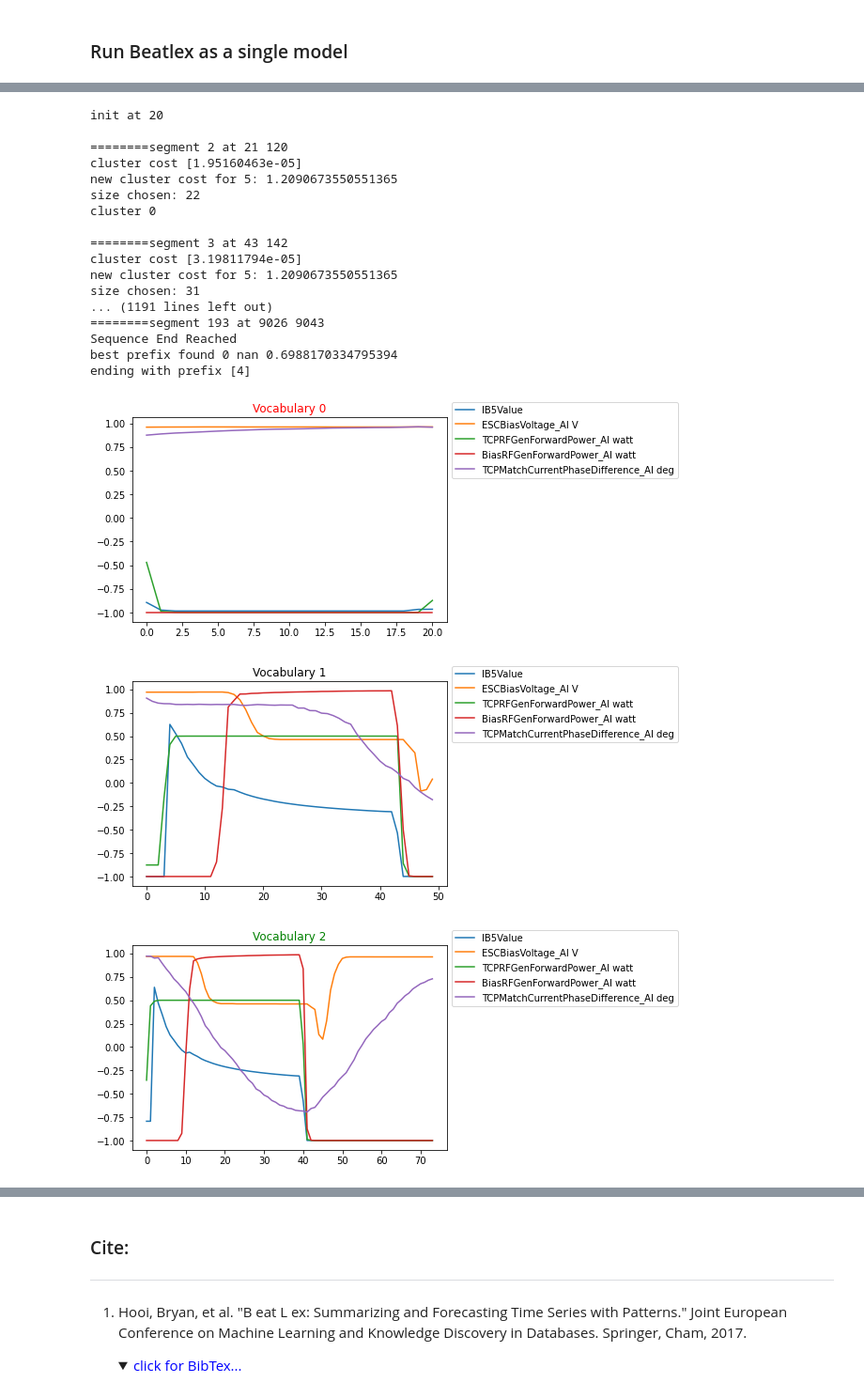
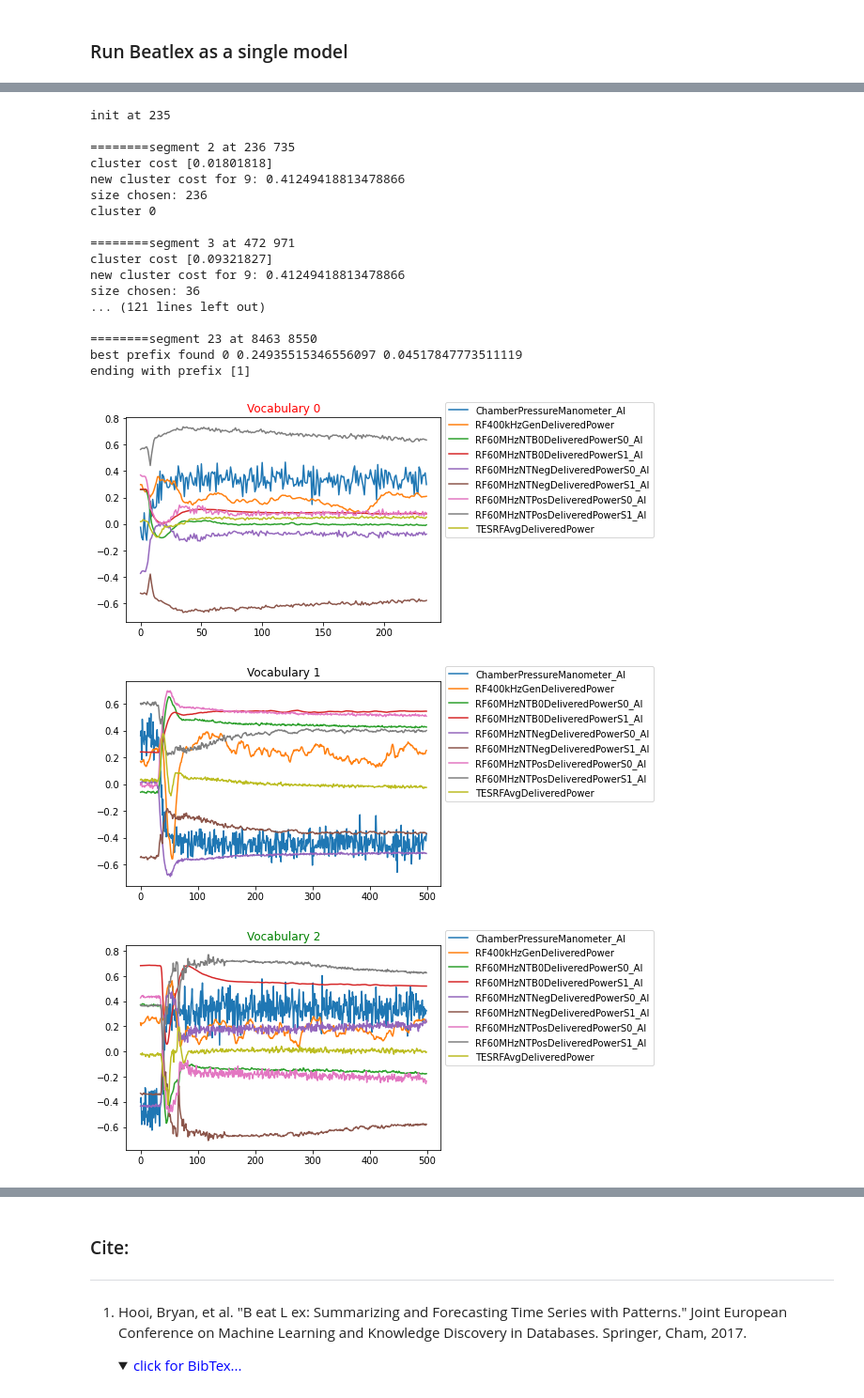
Before and after one commit to adb-home/spartan2-tutorials, a Jupyter notebook: Beatlex_adb.ipynb, the cells around one changed output, grey strips where cells are left out. Shown at 94% size. Cells and saved outputs as stored; diff of their text form; code cells hidden in the pictures; folded sections open.

Commit message:
trial some new data

```diff
--- a/Beatlex_adb.ipynb
+++ b/Beatlex_adb.ipynb
@@ -21,16 +51,5 @@ Using backend cpu
 # %%
-fullset = 'inputData/LRCX-1/05-01-23_Dataset3_SJSUcase.csv'
-subset = 'inputData/LRCX-1/05-01-23_DataSUBset3_SJSUcase.csv'
-LRCXfilepath = subset
-pulse_AO = 60
-kwargs = {
-        'header': 0,
-        'usecols': [0, 8, 13, 67, 61, 36]
-                    #36, 38, 120, 77 ] # of interest for full dataset3
-                    #60, 13,  67, 8 ] # corresponding for SUBset of dataset3
-                    #OES in subset [0,8,18,20,22,23,25,26,28,30,31,32,33]
-        }
-df = pd.read_csv(LRCXfilepath)
+
 if not kwargs['usecols'] is None:
         labels = df.columns[sorted(kwargs['usecols'][1:])]
         time, value = st.loadTensor(path = LRCXfilepath, col_types = [float]*(len(labels)+1), sep=',', **kwargs).toDTensor(hastticks=True)
@@ -46,10 +65,17 @@ for beat in [0]:
                 time_series = st.Timeseries(value, time, labels = labels).cut(start=768 + width*beat, end=1112 + width*beat, inplace=False).normalize(inplace=False)
                 st.plot_timeseries(time_series)
 
+# DataSUB
 delay_start = 767
 cut_end = 8756
+
+# some Vantex
+delay_start = 5140
+cut_end = 13690
 start = 0
 end = len(time)
+start = delay_start
+end = cut_end
 time_series = st.Timeseries(value, time, labels = labels).cut(start=start, end=end, inplace=False).normalize(inplace=False)
 st.plot_timeseries(time_series)
 # print(f"time series {time_series}, type {type(time_series)}")
@@ -76,36 +102,36 @@ time_series.labels=['IB5Value', 'ESCBiasVoltage_AI V', 'TCPRFGenForwardPower_AI
 # %%
 para_dict = {
     'signal_freq': time_series.freq,
     'Smin': 20,
-    'Smax': 100,
-    'max_dist': 70, # Sakoe Chiba bandwidth for modified DTW; between (Smax-Smin)/2 and Smax-Smin
+    'Smax': 500,
+    'max_dist': 250, # Sakoe Chiba bandwidth for modified DTW; between (Smax-Smin)/2 and Smax-Smin
     'prediction_length': 0,
     'model_momentum': 0,
-    'max_vocab': 5,
+    'max_vocab': 16,
     'termination_threshold': 0,
     'new_cluster_threshold': 0.3
 }
 beatlex = st.BeatLex(time_series, **para_dict)
 result = beatlex.run()
 st.plot(st.BeatLex, time_series, result)
 # %% [output]
-init at 20
+init at 235
 
-========segment 2 at 21 120
-cluster cost [1.95160463e-05]
-new cluster cost for 5: 1.2090673550551365
-size chosen: 22
+========segment 2 at 236 735
+cluster cost [0.01801818]
+new cluster cost for 9: 0.41249418813478866
+size chosen: 236
 cluster 0
 
-========segment 3 at 43 142
-cluster cost [3.19811794e-05]
-new cluster cost for 5: 1.2090673550551365
-size chosen: 31
-... (1191 lines left out)
-========segment 193 at 9026 9043
-Sequence End Reached
-best prefix found 0 nan 0.6988170334795394
-ending with prefix [4]
+========segment 3 at 472 971
+cluster cost [0.09321827]
+new cluster cost for 9: 0.41249418813478866
+size chosen: 36
+... (121 lines left out)
+
+========segment 23 at 8463 8550
+best prefix found 0 0.24935515346556097 0.04517847773511119
+ending with prefix [1]
-[figure, old version]
+[figure, new version]
-[figure, old version]
+[figure, new version]
-[figure, old version]
+[figure, new version]
```
Also changed, not shown: parts of 15 cells of this notebook.
